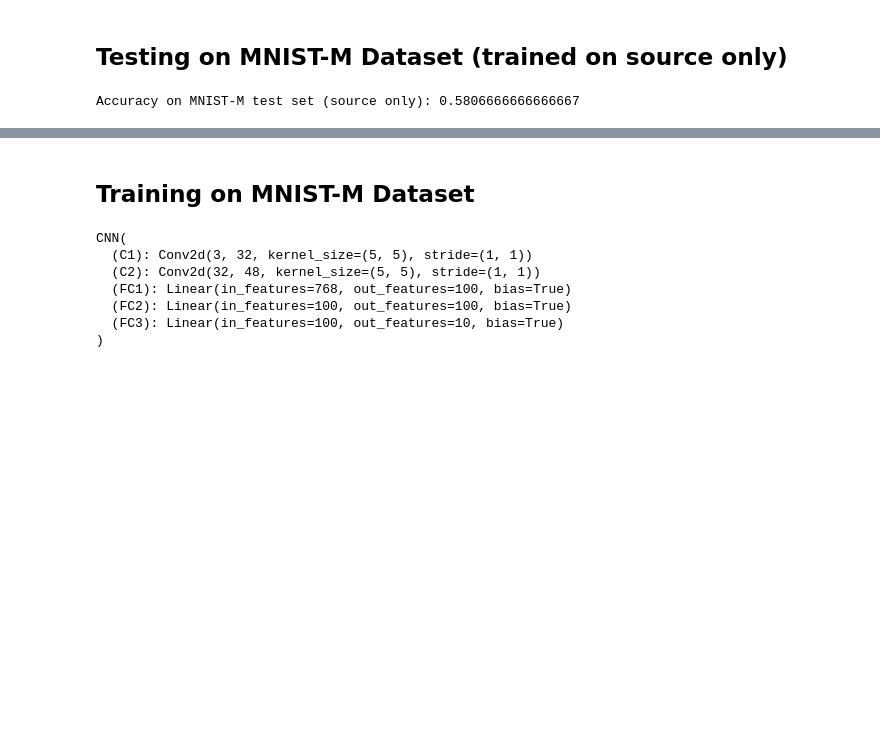
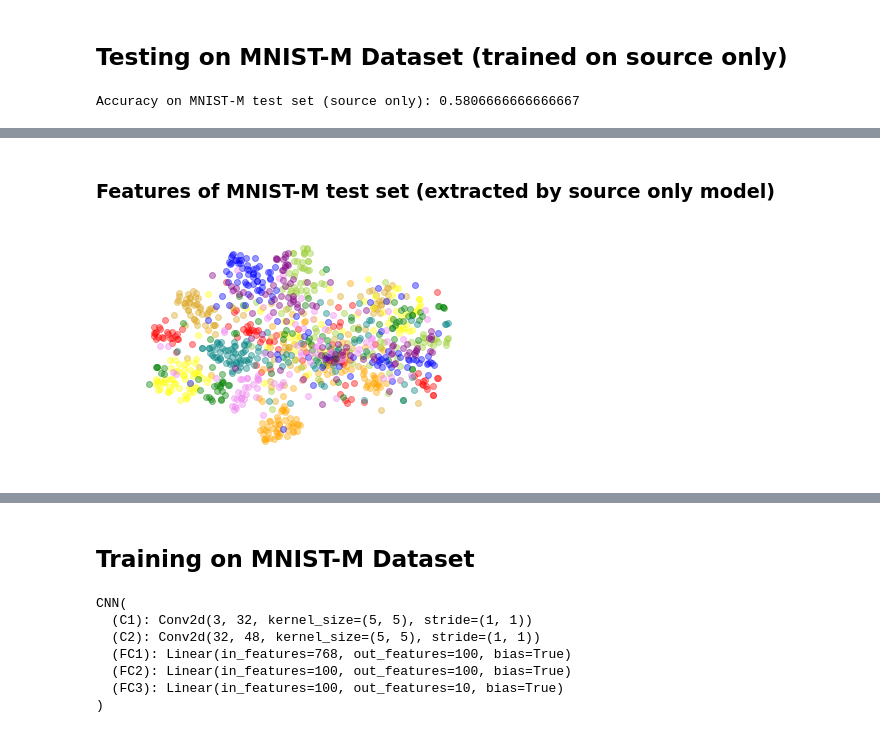
Before and after one commit to neoqy/DDA, a Jupyter notebook: MNIST_to_MNIST-M.ipynb, the cells around one changed output, grey strips where cells are left out. Saved outputs shown, nothing was run; the diff lists cells and outputs as text; code cells hidden in the pictures; blank space fills up the shorter version.

```diff
--- a/MNIST_to_MNIST-M.ipynb
+++ b/MNIST_to_MNIST-M.ipynb
@@ -286,0 +332,6 @@ Accuracy on MNIST-M test set (source only): 0.5806666666666667
+# %% [markdown]
+### Features of MNIST-M test set (extracted by source only model)
+# %%
+visualize_single_dataset(f_m.numpy(), l_m.numpy(), perplexity=50, sample_num=1000)
+# %% [output]
+[figure, added]
```
Also changed, not shown: parts of 37 cells of this notebook, 4 other files.
